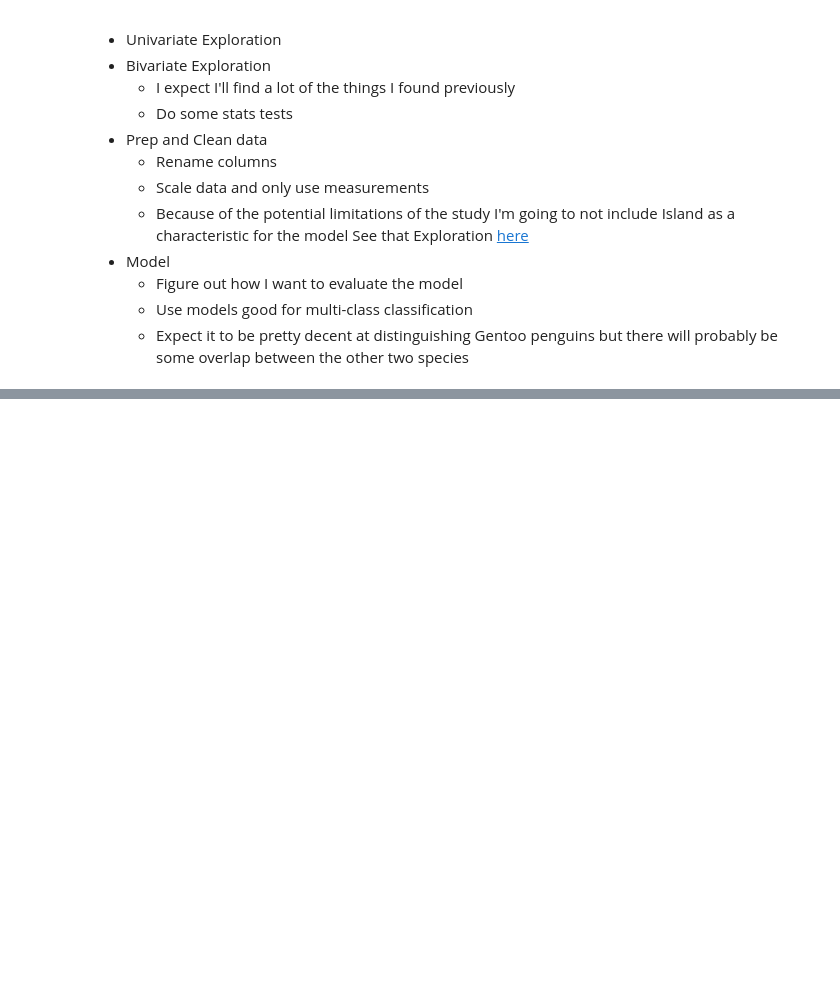
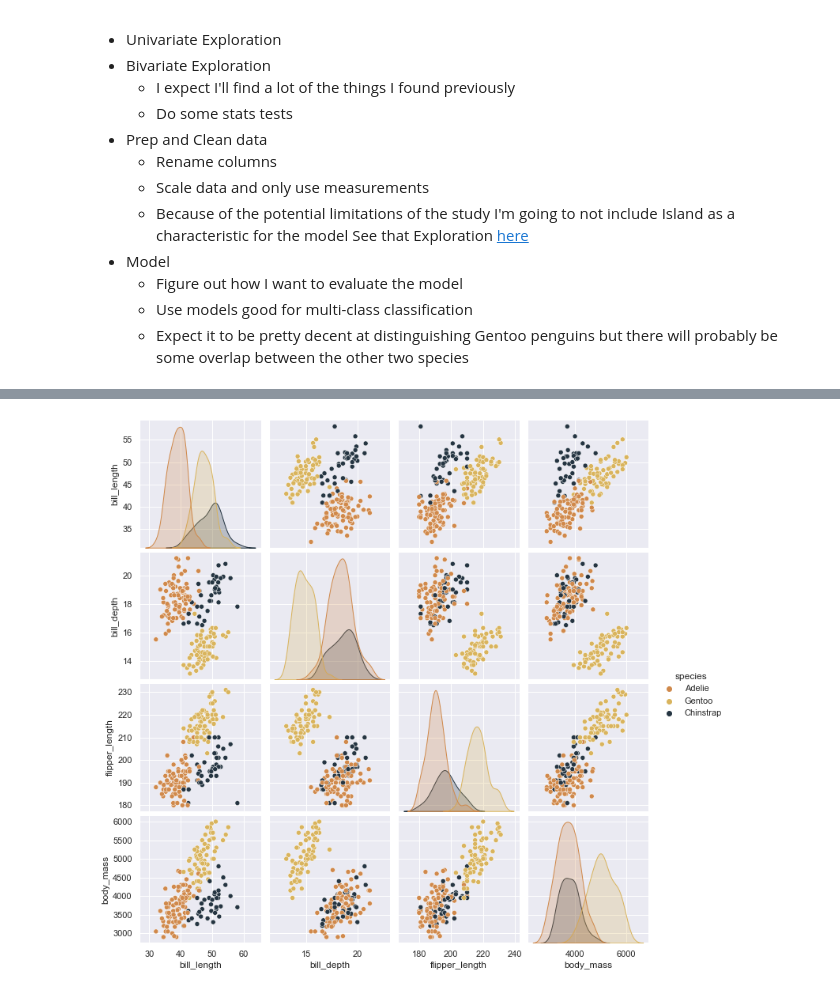
Before and after one commit to HeatherOrtegaMcMillan/penguin_project, a Jupyter notebook: penguin_project_notebook.ipynb, the cells around one changed output, grey strips where cells are left out. Drawn from its saved outputs; the diff is of its cells as text; code cells hidden in the pictures; blank space fills up the shorter version.

```diff
--- a/penguin_project_notebook.ipynb
+++ b/penguin_project_notebook.ipynb
@@ -446,0 +502,9 @@ df[col] is a object
+# %%
+# split in to train test validate
+
+train, validate, test = p.prep_penguins(df, dropcols=False)
+# %%
+sns.pairplot(train, hue = 'species')
+plt.show()
+# %% [output]
+[figure, added]
```
Also changed, not shown: parts of 15 cells of this notebook.
